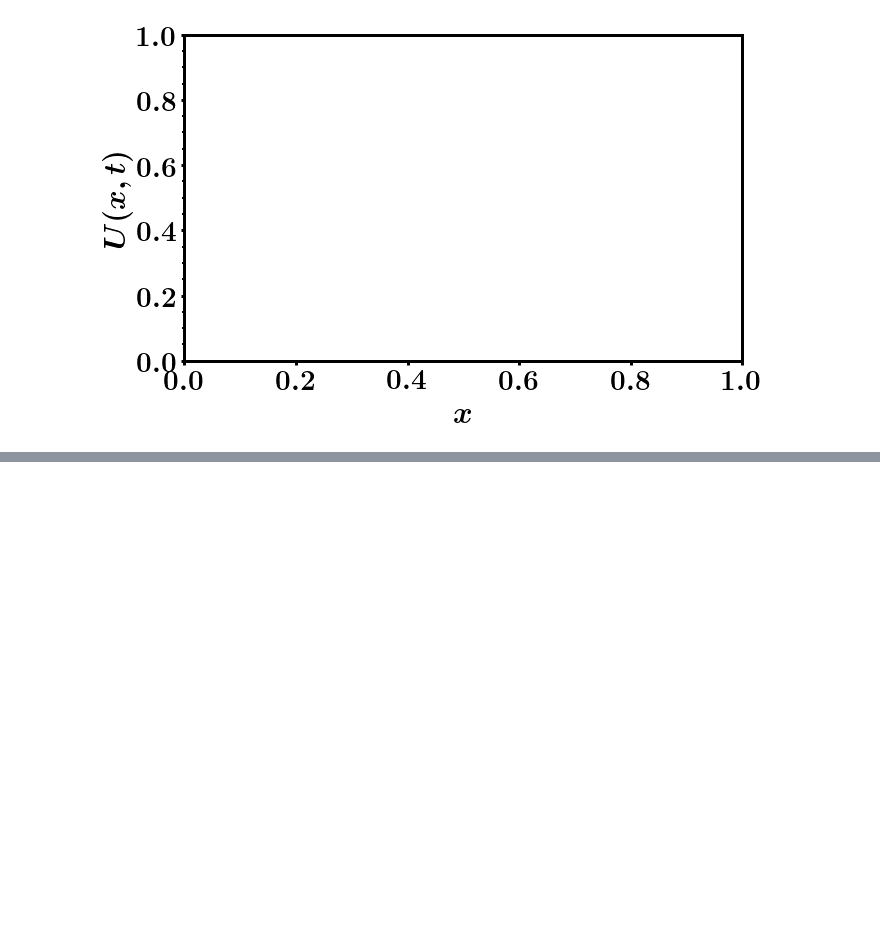
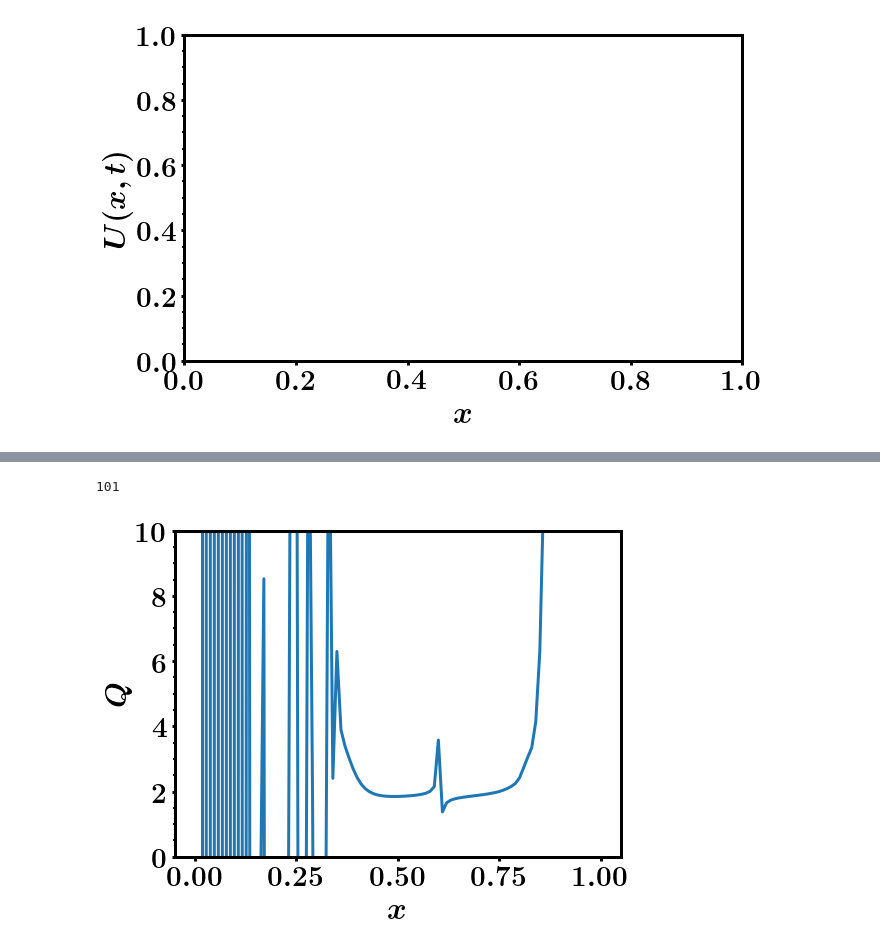
Before and after one commit to nahuelalmeira/diffeq, a Jupyter notebook: practicas/Tarea2/Current/plots/Plots.ipynb, the cells around one changed output, grey strips where cells are left out. Cells and saved outputs as stored; diff of their text form; code cells hidden in the pictures; blank space fills up the shorter version.

```diff
--- a/practicas/Tarea2/Current/plots/Plots.ipynb
+++ b/practicas/Tarea2/Current/plots/Plots.ipynb
@@ -94,0 +217,29 @@ plt.show()
+# %%
+t = 1
+N = 101
+N2 = 2*N-1
+N4 = 2*N2-1
+data = dfs[N]
+data2 = dfs[N2]
+data4 = dfs[N4]
+
+X = np.linspace(0, 1, N)
+
+num = data.xs(t).values - data2.xs(t).values[::2]
+denom = data2.xs(t).values[::2] - data4.xs(t).values[::4]
+
+Q = num/denom
+
+print(num.size)
+
+fig, ax = plt.subplots(figsize=(8, 6))
+ax.set_xlabel(r'$x$')
+ax.set_ylabel(r'$Q$')
+ax.set_ylim(0, 10)
+ax.plot(X, Q)
+
+plt.savefig('../../informe/figures/convergencia.png')
+plt.show()
+# %% [output]
+101
+[figure, added]
```
Also changed, not shown: parts of 5 cells of this notebook.
